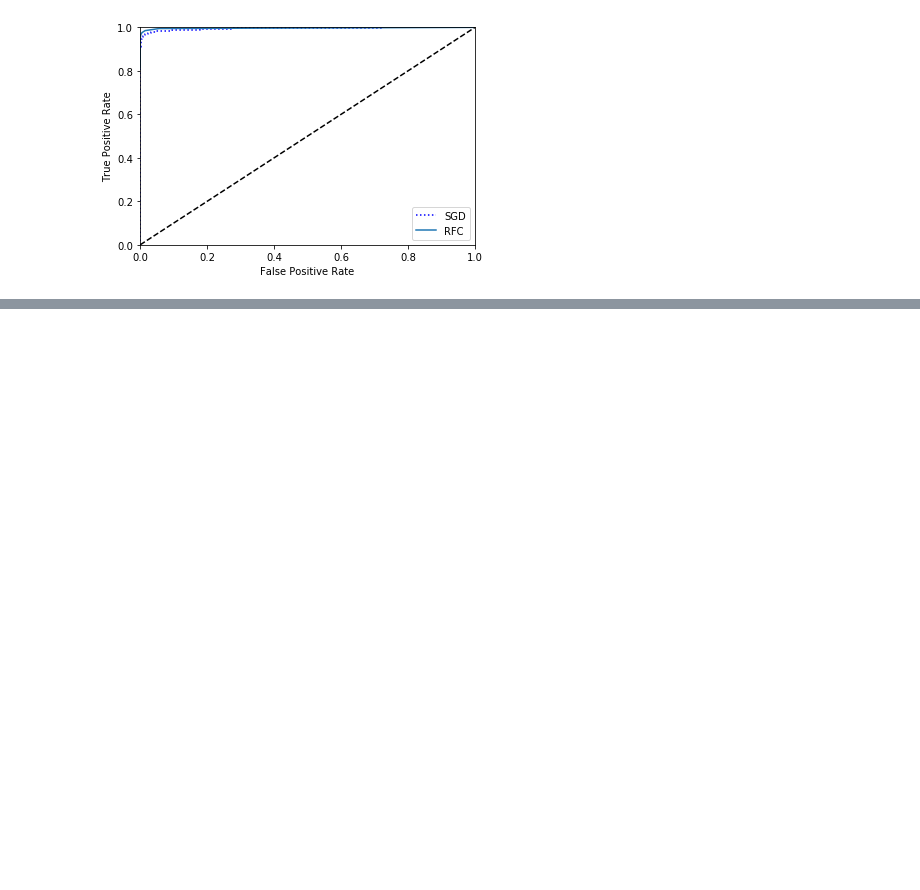
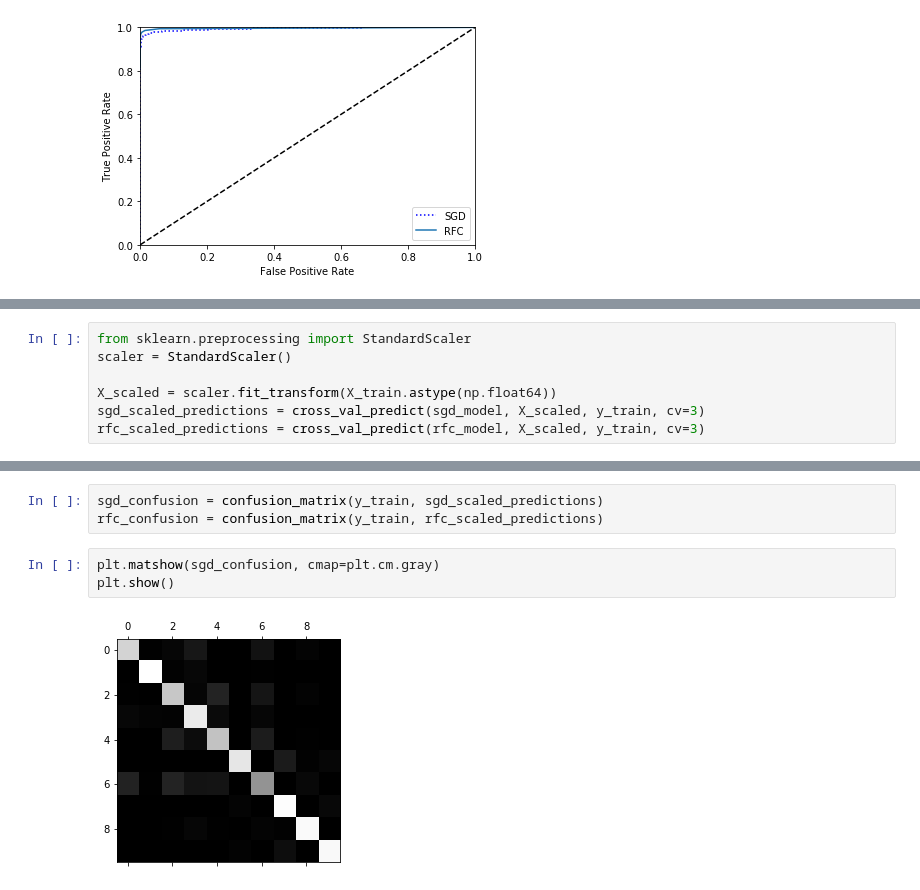
Before and after one commit to tjwhitaker/fashionista, a Jupyter notebook: notebooks/fashionista_notebook.ipynb, the cells around one changed output, grey strips where cells are left out. Cells and saved outputs as stored; diff of their text form; blank space fills up the shorter version.

```diff
--- a/notebooks/fashionista_notebook.ipynb
+++ b/notebooks/fashionista_notebook.ipynb
@@ -191,0 +228,7 @@ roc_auc_score(y_train_pants, rfc_scores)
+# %%
+from sklearn.preprocessing import StandardScaler
+scaler = StandardScaler()
+
+X_scaled = scaler.fit_transform(X_train.astype(np.float64))
+sgd_scaled_predictions = cross_val_predict(sgd_model, X_scaled, y_train, cv=3)
+rfc_scaled_predictions = cross_val_predict(rfc_model, X_scaled, y_train, cv=3)
@@ -191,0 +241,8 @@ roc_auc_score(y_train_pants, rfc_scores)
+# %%
+sgd_confusion = confusion_matrix(y_train, sgd_scaled_predictions)
+rfc_confusion = confusion_matrix(y_train, rfc_scaled_predictions)
+# %%
+plt.matshow(sgd_confusion, cmap=plt.cm.gray)
+plt.show()
+# %% [output]
+[figure, added]
```
Also changed, not shown: parts of 19 cells of this notebook.
